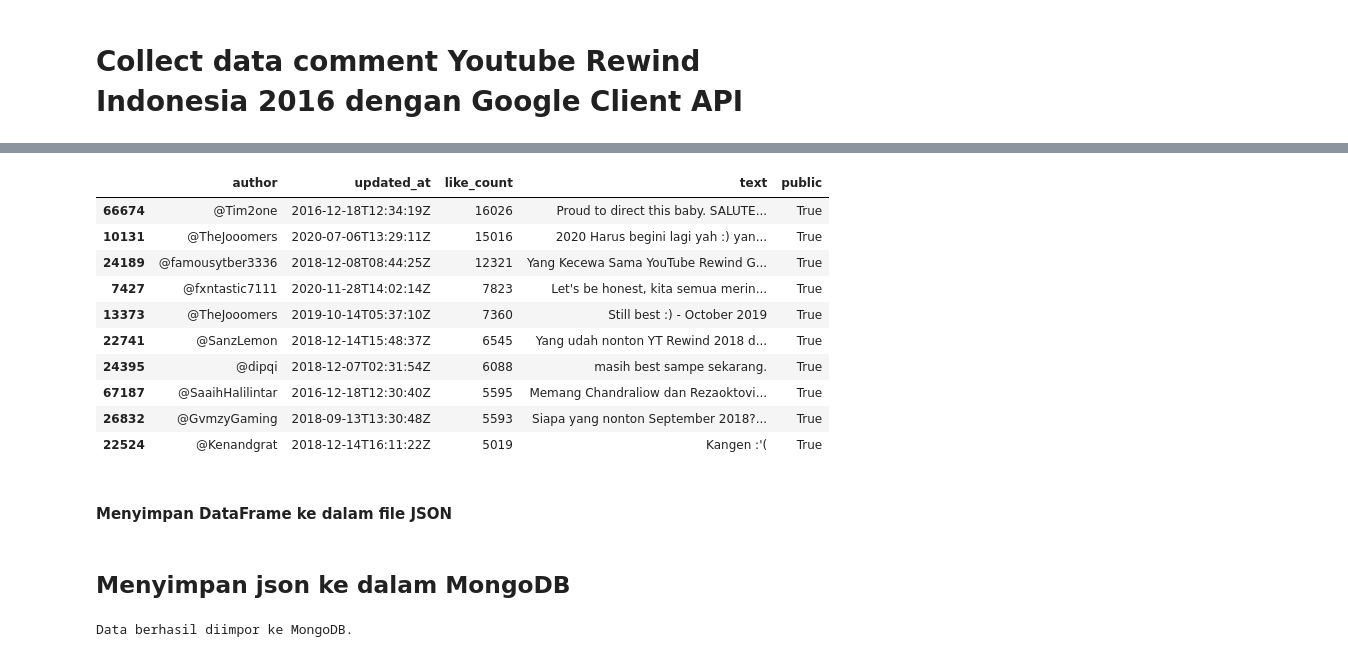
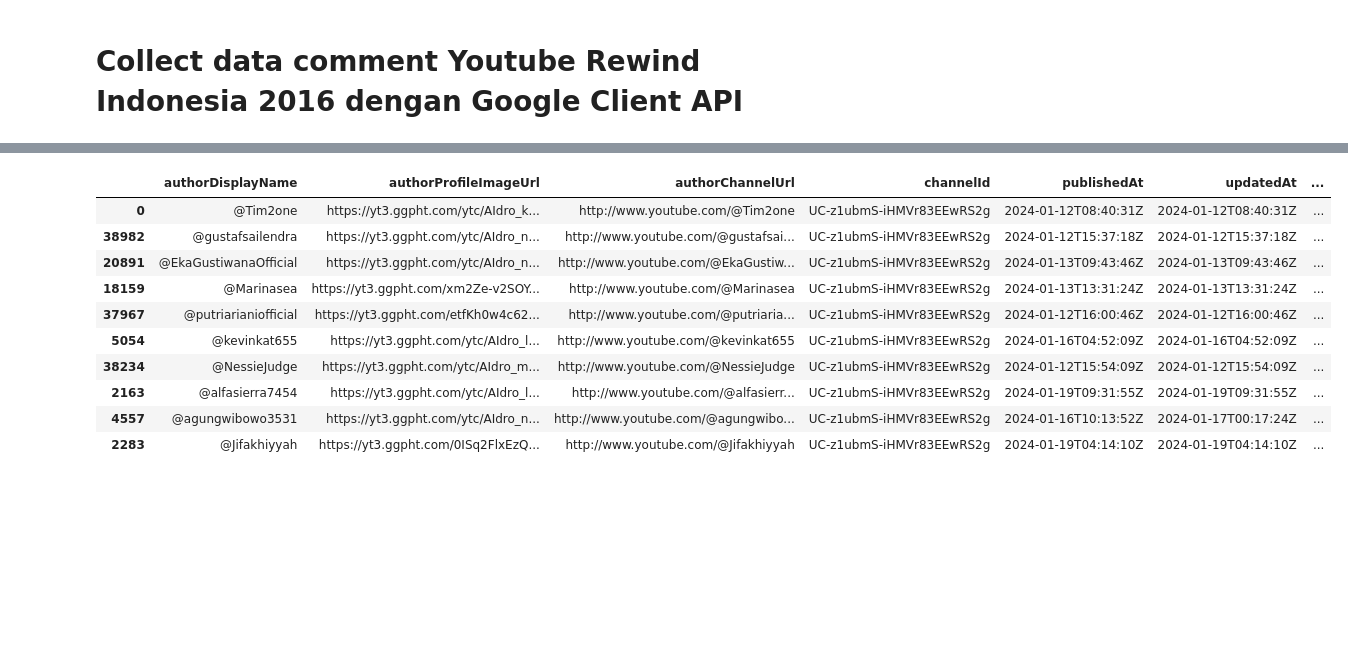
Before and after one commit to ekaputra04/youtube-rewind-indonesia-sentiment-analysis, a Jupyter notebook: collect-data/rewind-2016/app.ipynb, the cells around one changed output, grey strips where cells are left out. Drawn from its saved outputs; the diff is of its cells as text; code cells hidden in the pictures; blank space fills up the shorter version.

```diff
--- a/collect-data/rewind-2016/app.ipynb
+++ b/collect-data/rewind-2016/app.ipynb
@@ -7,0 +14,6 @@ video_id = "1ZIGLm5cuDo"
+# %%
+# Memuat value dari file .env
+load_dotenv()
+
+dev = os.getenv('API_KEY_1')
+mongodb_url = os.getenv('URL_SANDY')
@@ -7,0 +22,4 @@ video_id = "1ZIGLm5cuDo"
+# %%
+video_id = "1ZIGLm5cuDo"
+database_name = "youtube_rewind_indonesia"
+collection_name = "collect_2016"
@@ -96,0 +144,5 @@ memory usage: 2.2+ MB
+# %%
+# Membuat DataFrame dari list comments dengan kolom-kolom yang ditentukan
+df = pd.DataFrame(comments)
+# Menampilkan informasi DataFrame seperti jumlah baris dan tipe data kolom
+df.info()
@@ -133,16 +184,14 @@ response['items'][0]
 # %%
-df.sort_values(by='like_count', ascending=False)[0:10]
+df.sort_values(by='likeCount', ascending=False)[0:10]
 # %% [output]
-|  | author | updated_at | like_count | text | public |
-| 66674 | @Tim2one | 2016-12-18T12:34:19Z | 16026 | Proud to direct this baby. SALUTE... | True |
-| 10131 | @TheJooomers | 2020-07-06T13:29:11Z | 15016 | 2020 Harus begini lagi yah :) yan... | True |
-| 24189 | @famousytber3336 | 2018-12-08T08:44:25Z | 12321 | Yang Kecewa Sama YouTube Rewind G... | True |
-| 7427 | @fxntastic7111 | 2020-11-28T14:02:14Z | 7823 | Let's be honest, kita semua merin... | True |
-| 13373 | @TheJooomers | 2019-10-14T05:37:10Z | 7360 | Still best :) - October 2019 | True |
-| 22741 | @SanzLemon | 2018-12-14T15:48:37Z | 6545 | Yang udah nonton YT Rewind 2018 d... | True |
-| 24395 | @dipqi | 2018-12-07T02:31:54Z | 6088 | masih best sampe sekarang. | True |
-| 67187 | @SaaihHalilintar | 2016-12-18T12:30:40Z | 5595 | Memang Chandraliow dan Rezaoktovi... | True |
-| 26832 | @GvmzyGaming | 2018-09-13T13:30:48Z | 5593 | Siapa yang nonton September 2018?... | True |
-| 22524 | @Kenandgrat | 2018-12-14T16:11:22Z | 5019 | Kangen :'( | True |
+|  | authorDisplayName | authorProfileImageUrl | authorChannelUrl | channelId | publishedAt | updatedAt | ... |
+| 0 | @Tim2one | https://yt3.ggpht.com/ytc/AIdro_k... | http://www.youtube.com/@Tim2one | UC-z1ubmS-iHMVr83EEwRS2g | 2024-01-12T08:40:31Z | 2024-01-12T08:40:31Z | ... |
+| 38982 | @gustafsailendra | https://yt3.ggpht.com/ytc/AIdro_n... | http://www.youtube.com/@gustafsai... | UC-z1ubmS-iHMVr83EEwRS2g | 2024-01-12T15:37:18Z | 2024-01-12T15:37:18Z | ... |
+| 20891 | @EkaGustiwanaOfficial | https://yt3.ggpht.com/ytc/AIdro_n... | http://www.youtube.com/@EkaGustiw... | UC-z1ubmS-iHMVr83EEwRS2g | 2024-01-13T09:43:46Z | 2024-01-13T09:43:46Z | ... |
+| 18159 | @Marinasea | https://yt3.ggpht.com/xm2Ze-v2SOY... | http://www.youtube.com/@Marinasea | UC-z1ubmS-iHMVr83EEwRS2g | 2024-01-13T13:31:24Z | 2024-01-13T13:31:24Z | ... |
+| 37967 | @putriarianiofficial | https://yt3.ggpht.com/etfKh0w4c62... | http://www.youtube.com/@putriaria... | UC-z1ubmS-iHMVr83EEwRS2g | 2024-01-12T16:00:46Z | 2024-01-12T16:00:46Z | ... |
+| 5054 | @kevinkat655 | https://yt3.ggpht.com/ytc/AIdro_l... | http://www.youtube.com/@kevinkat655 | UC-z1ubmS-iHMVr83EEwRS2g | 2024-01-16T04:52:09Z | 2024-01-16T04:52:09Z | ... |
+| 38234 | @NessieJudge | https://yt3.ggpht.com/ytc/AIdro_m... | http://www.youtube.com/@NessieJudge | UC-z1ubmS-iHMVr83EEwRS2g | 2024-01-12T15:54:09Z | 2024-01-12T15:54:09Z | ... |
+| 2163 | @alfasierra7454 | https://yt3.ggpht.com/ytc/AIdro_l... | http://www.youtube.com/@alfasierr... | UC-z1ubmS-iHMVr83EEwRS2g | 2024-01-19T09:31:55Z | 2024-01-19T09:31:55Z | ... |
+| 4557 | @agungwibowo3531 | https://yt3.ggpht.com/ytc/AIdro_n... | http://www.youtube.com/@agungwibo... | UC-z1ubmS-iHMVr83EEwRS2g | 2024-01-16T10:13:52Z | 2024-01-17T00:17:24Z | ... |
+| 2283 | @Jifakhiyyah | https://yt3.ggpht.com/0ISq2FlxEzQ... | http://www.youtube.com/@Jifakhiyyah | UC-z1ubmS-iHMVr83EEwRS2g | 2024-01-19T04:14:10Z | 2024-01-19T04:14:10Z | ... |
-# %% [markdown]
-#### Menyimpan DataFrame ke dalam file JSON
@@ -173,22 +197,0 @@ with open('comments.json', 'w') as file:
-# %% [markdown]
-## Menyimpan json ke dalam MongoDB
-# %%
-import json
-from pymongo import MongoClient
-
-# Koneksi ke MongoDB
-client = MongoClient("mongodb://localhost:27017/")
-db = client["youtube_rewind_indonesia"]
-collection = db["collect_2016"]
-
-# Membaca file JSON
-with open("comments.json", "r") as file:
-    data = json.load(file)
-    comments = data["comments"]
-
-# Menyisipkan data ke MongoDB
-collection.insert_many(comments)
-
-print("Data berhasil diimpor ke MongoDB.")
-# %% [output]
-Data berhasil diimpor ke MongoDB.
```
Also changed, not shown: parts of 15 cells of this notebook, 6 other files.
